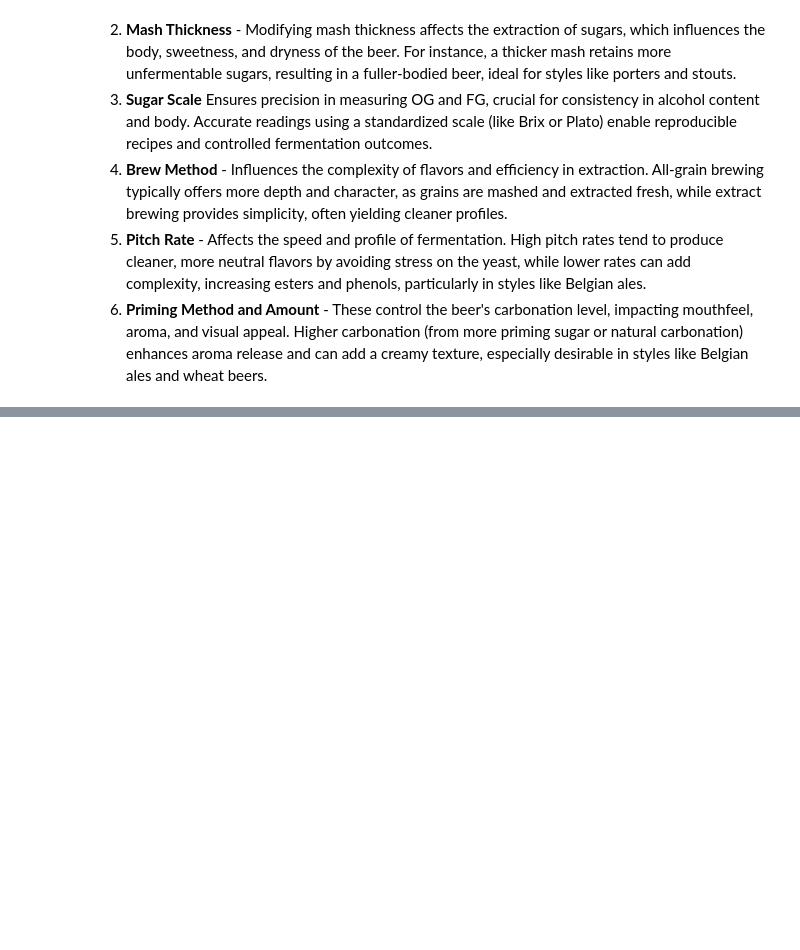
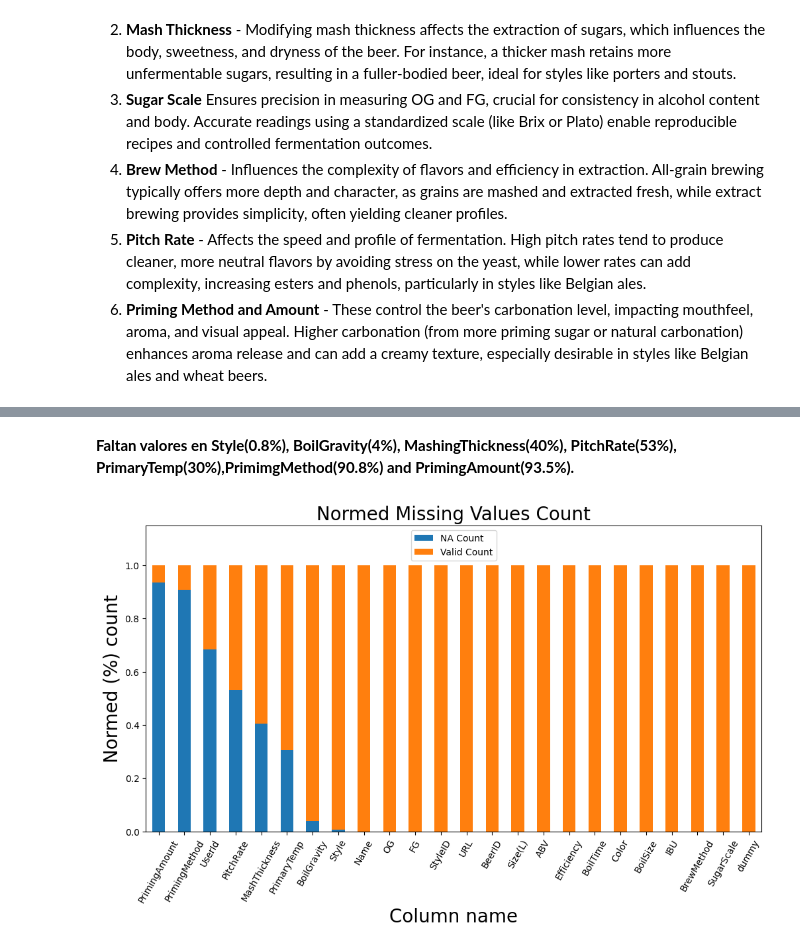
Before and after one commit to a70mico/Final_Project_Data_Science, a Jupyter notebook: src/explore.ipynb, the cells around one changed output, grey strips where cells are left out. Saved outputs shown, nothing was run; the diff lists cells and outputs as text; code cells hidden in the pictures; blank space fills up the shorter version.

```diff
--- a/src/explore.ipynb
+++ b/src/explore.ipynb
@@ -136,0 +145,24 @@ df_raw_style.shape
+# %% [markdown]
+**Faltan valores en Style(0.8%), BoilGravity(4%), MashingThickness(40%), PitchRate(53%), PrimaryTemp(30%),PrimimgMethod(90.8%) and PrimingAmount(93.5%).**
+# %%
+df_missing = df_raw.copy()
+df_missing = df_missing.T
+true = df_missing.isnull().sum(axis=1)
+false = (len(df_missing.columns) - true)
+df_missing['Valid Count'] = false / len(df_missing.columns)
+df_missing['NA Count'] = true / len(df_missing.columns)
+
+df_missing[['NA Count','Valid Count']].sort_values(
+    'NA Count', ascending=False).plot.bar(
+    stacked=True,figsize=(12,6))
+plt.legend(loc=9)
+plt.ylim(0,1.15)
+plt.title('Normed Missing Values Count', fontsize=20)
+plt.ylabel('Normed (%) count', fontsize=20)
+plt.xlabel('Column name', fontsize=20)
+plt.xticks(rotation=60)
+plt.show()
+
+df = df_raw[pd.notnull(df_raw['Style'])]
+# %% [output]
+[figure, added]
```
Also changed, not shown: parts of 22 cells of this notebook.
